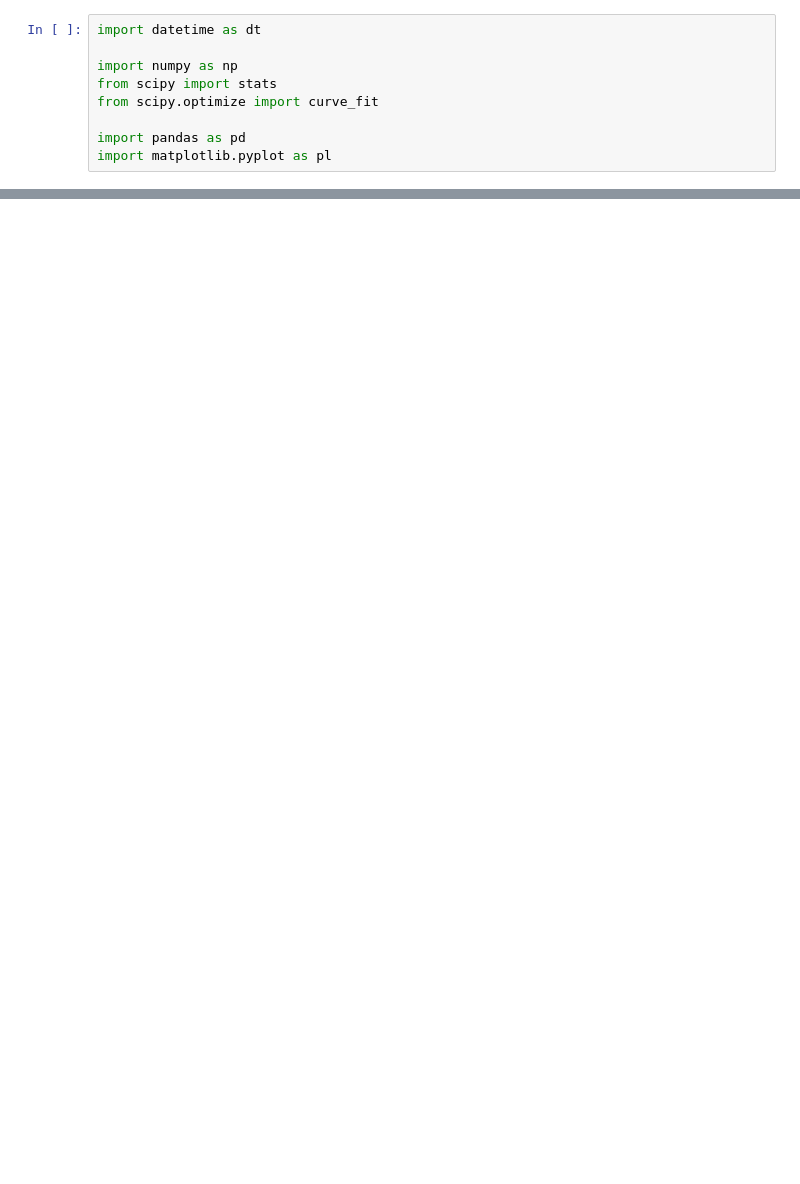
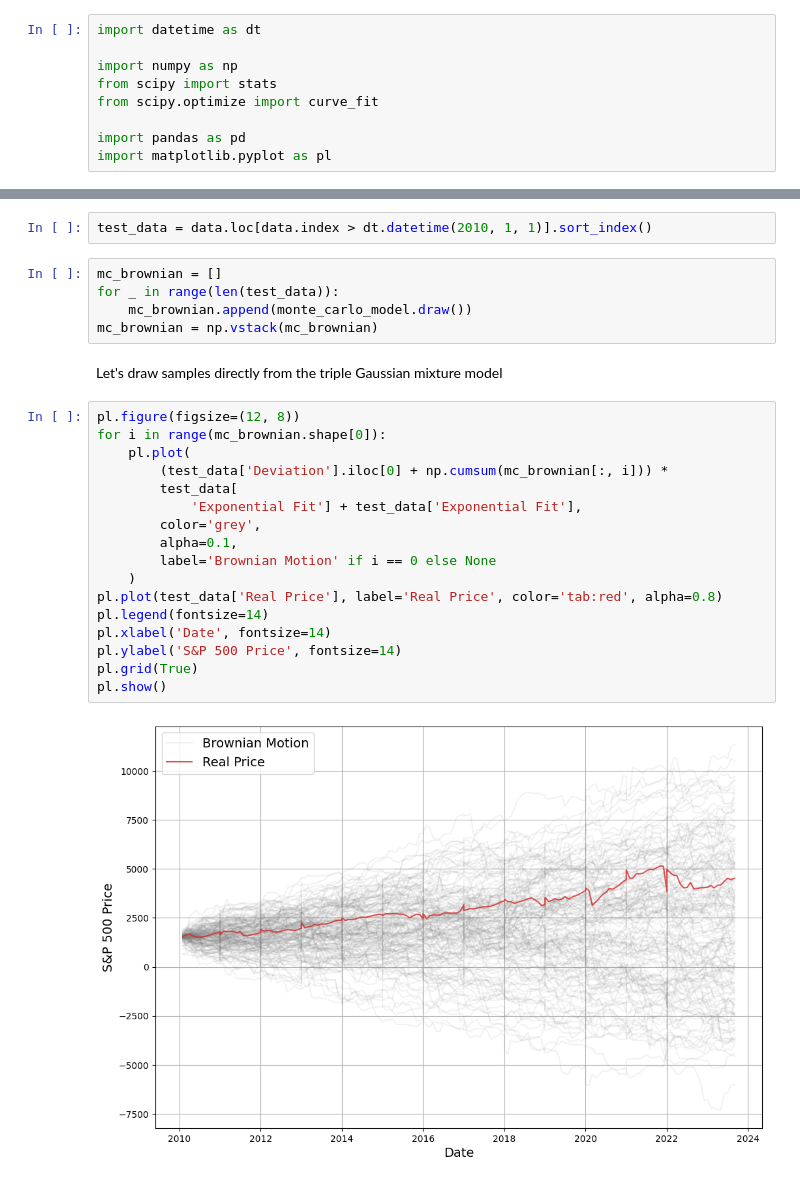
Before and after one commit to michal-racko/pycon_pl_2025, a Jupyter notebook: 002-snp500-price.ipynb, the cells around one changed output, grey strips where cells are left out. Saved outputs shown, nothing was run; the diff lists cells and outputs as text; blank space fills up the shorter version.

```diff
--- a/002-snp500-price.ipynb
+++ b/002-snp500-price.ipynb
@@ -215,0 +728,28 @@ pl.show()
+# %%
+test_data = data.loc[data.index > dt.datetime(2010, 1, 1)].sort_index()
+# %%
+mc_brownian = []
+for _ in range(len(test_data)):
+    mc_brownian.append(monte_carlo_model.draw())
+mc_brownian = np.vstack(mc_brownian)
+# %% [markdown]
+Let's draw samples directly from the triple Gaussian mixture model
+# %%
+pl.figure(figsize=(12, 8))
+for i in range(mc_brownian.shape[0]):
+    pl.plot(
+        (test_data['Deviation'].iloc[0] + np.cumsum(mc_brownian[:, i])) *
+        test_data[
+            'Exponential Fit'] + test_data['Exponential Fit'],
+        color='grey',
+        alpha=0.1,
+        label='Brownian Motion' if i == 0 else None
+    )
+pl.plot(test_data['Real Price'], label='Real Price', color='tab:red', alpha=0.8)
+pl.legend(fontsize=14)
+pl.xlabel('Date', fontsize=14)
+pl.ylabel('S&P 500 Price', fontsize=14)
+pl.grid(True)
+pl.show()
+# %% [output]
+[figure, added]
```
Also changed, not shown: parts of 36 cells of this notebook, 5 other files.
